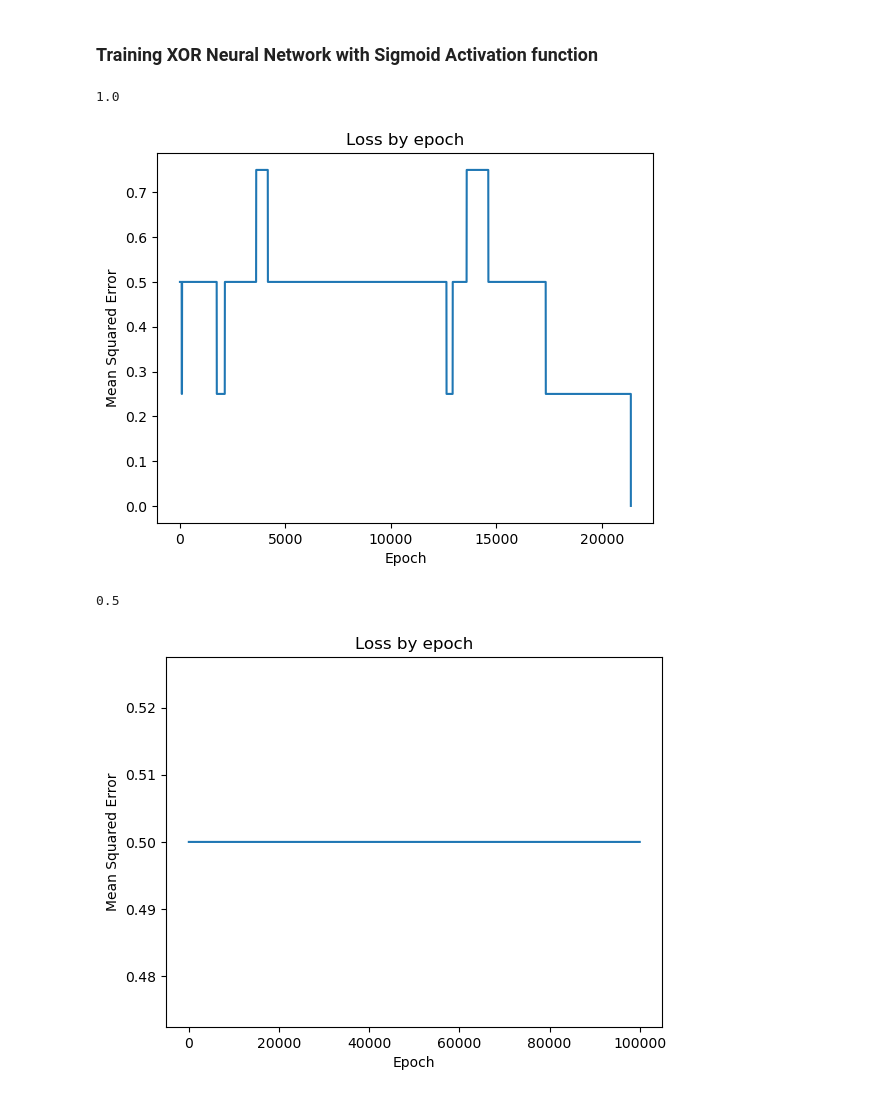
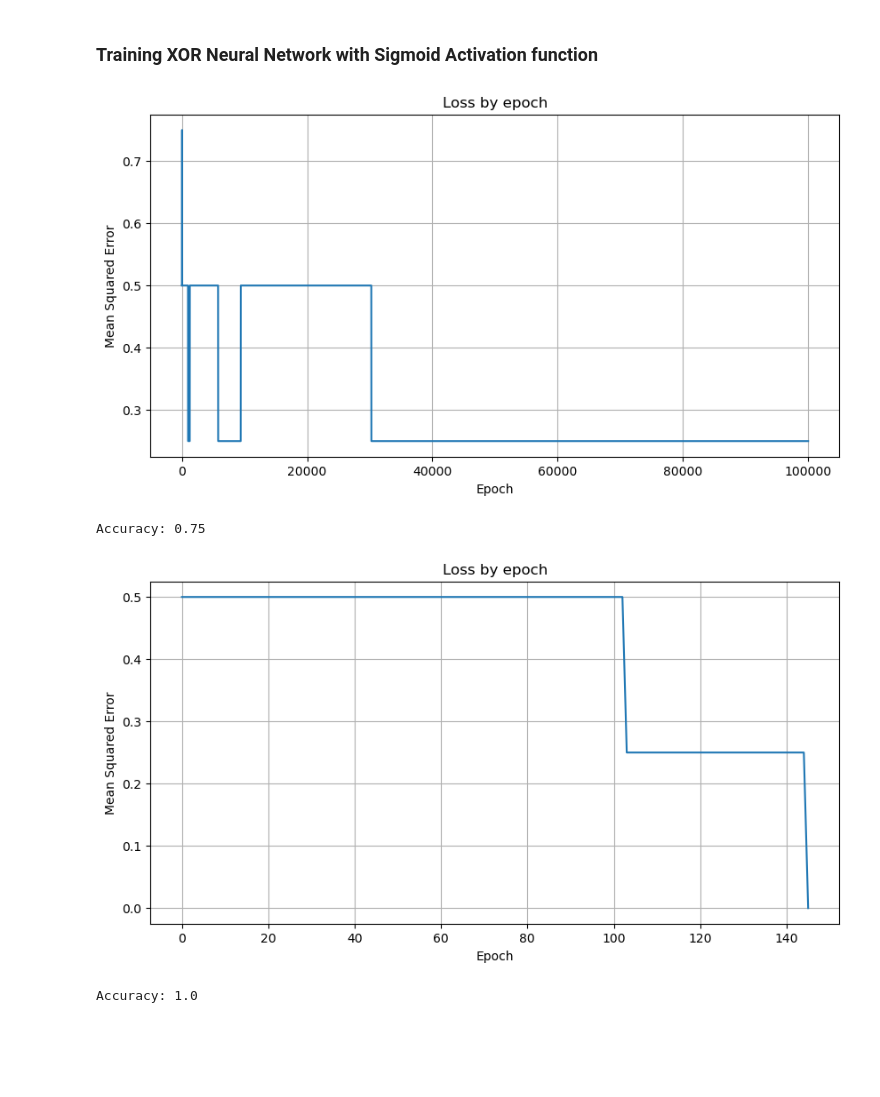
Before and after one commit to filipe-21903016/idl-assignment-0, a Jupyter notebook: assignment_0.ipynb, the cells around one changed output. Saved outputs shown, nothing was run; the diff lists cells and outputs as text; code cells hidden in the pictures; blank space fills up the shorter version.

Commit message:
tangh pred

```diff
--- a/assignment_0.ipynb
+++ b/assignment_0.ipynb
@@ -343,21 +343,23 @@ def grdmse(weights, x, y, activation):
     #Back Prop
     dJ_da2 =  a2 - y
     da2_dz2 = d_activate(a2)
+    dz2_dw2 = a1_with_bias
 
     # Gradient of the loss with respect to w2
-    dJ_dw2 = np.outer(a1_with_bias, dJ_da2 * da2_dz2)
+    dJ_dw2 = np.dot(dz2_dw2.reshape(-1,1), (dJ_da2 * da2_dz2).reshape(-1,1))
 
     dz2_da1 = w2[:-1]
     da1_dz1 = d_activate(a1)
     dz1_dw1 = x
 
     # Gradient of the loss with respect to w1
-    dJ_dw1 = np.outer(dz1_dw1.T, (np.dot(dJ_da2 * da2_dz2, dz2_da1.T) * da1_dz1))
+    dJ_da1 = np.dot(dJ_da2 * da2_dz2, dz2_da1.T)
+    dz1_dw1 = dz1_dw1.reshape(-1,1)
+    dJ_z1 = (dJ_da1 * da1_dz1).reshape(-1,1)
+    dJ_dw1 = np.dot(dz1_dw1, dJ_z1.T)
 
     return np.concatenate((dJ_dw1.reshape([6]), dJ_dw2.reshape([3])))
 # %%
-
-
 def xor_train(weights, epochs = 10000, learning_rate = 0.01, max_loss = 0.1, activation = None):
     def sigmoid(x):
         return 1 / (1 + np.exp(-x))
@@ -375,7 +377,7 @@ def xor_train(weights, epochs = 10000, learning_rate = 0.01, max_loss = 0.1, act
     loss = 1
     while epoch < epochs and loss > max_loss:
         for x, y in zip(X_train,Y_train):
-            weights = weights - learning_rate * grdmse(weights, x, y, activation)
+            weights -= learning_rate * grdmse(weights, x, y, activation)
 
         Y_pred = xor_net(X_train, weights)
         loss = mse(Y_pred, Y_train)
@@ -387,14 +389,17 @@ def xor_train(weights, epochs = 10000, learning_rate = 0.01, max_loss = 0.1, act
     #Visualize training
     epochs1, losses = zip(*training_data)
 
-    plt.plot(epochs1, losses)
+    plt.figure(figsize=(10,5))
+    plt.plot(losses)
     plt.xlabel("Epoch")
     plt.ylabel("Mean Squared Error")
     plt.title(f"Loss by epoch")
+    plt.grid(True)
+    plt.show()
 
     return weights
 # %%
-weights = np.random.normal(0, 0.1, (9)) #Using gaussian distribution to initialize weights
+weights = np.random.uniform(-1, 1, (9))
 
 X_train = np.array([
     [0,0],
@@ -413,11 +418,13 @@ Y_train = np.array([
 ### Training XOR Neural Network with Sigmoid Activation function
 # %%
 sigmoid_weights = xor_train(weights= weights, learning_rate= 0.1, epochs= 100000)
+
 Y_pred = xor_net(X_train, sigmoid_weights)
-accuracy_score(Y_train, Y_pred)
+acc = accuracy_score(Y_train, Y_pred)
+print(f'Accuracy: {acc}')
 # %% [output]
+[figure, new version]
-1.0
+Accuracy: 0.75
-[figure, old version]
 # %%
 def tanh(z):
     return np.tanh(z)
@@ -426,8 +433,10 @@ def d_tanh(a):
     return 1.0 - a**2
 
 tanh_weights = xor_train(weights= weights, learning_rate= 0.1, epochs= 100000, activation=(tanh, d_tanh))
+
 Y_pred = xor_net(X_train, tanh_weights)
-accuracy_score(Y_train, Y_pred)
+acc = accuracy_score(Y_train, Y_pred)
+print(f'Accuracy: {acc}')
 # %% [output]
+[figure, new version]
-0.5
+Accuracy: 1.0
-[figure, old version]
```
